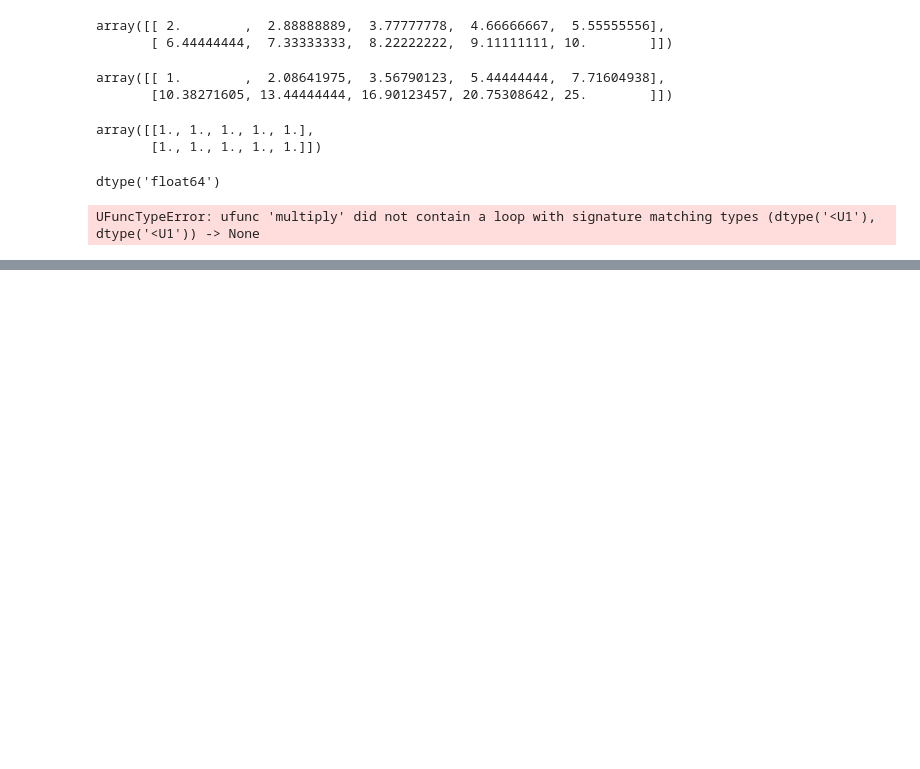
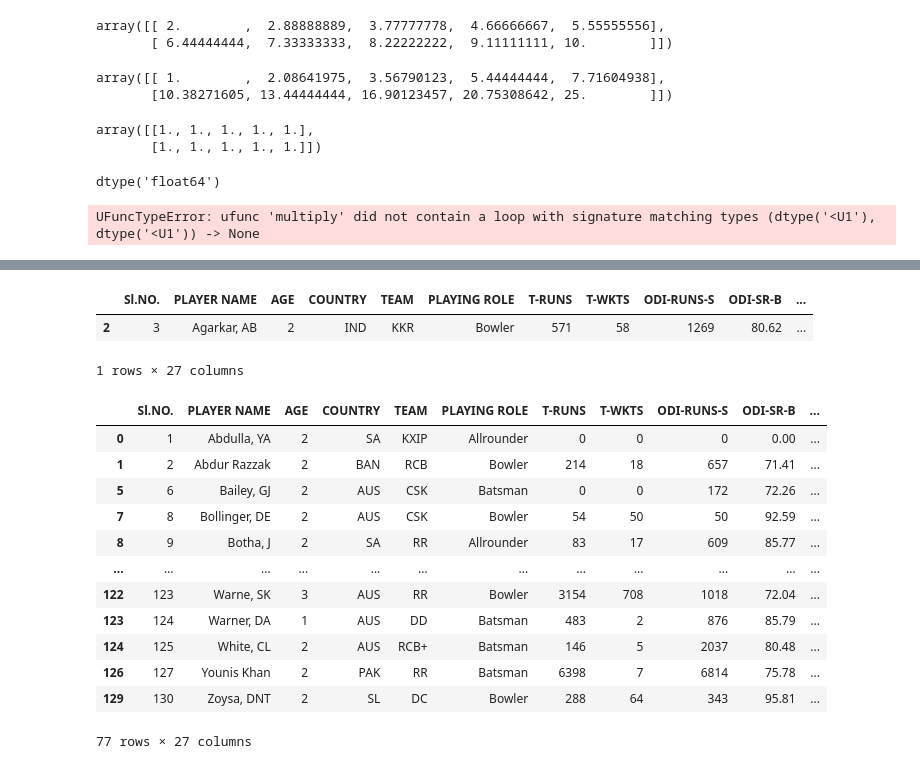
Before and after one commit to nachikethmurthy/Data-Science-Python-Sep-25, a Jupyter notebook: Module-2/Numpy Pandas Matplotlib.ipynb, the cells around one changed output, grey strips where cells are left out. Saved outputs shown, nothing was run; the diff lists cells and outputs as text; code cells hidden in the pictures; blank space fills up the shorter version.

```diff
--- a/Module-2/Numpy Pandas Matplotlib.ipynb
+++ b/Module-2/Numpy Pandas Matplotlib.ipynb
@@ -227,0 +791,22 @@ array([[65, 36, 19],
+# %%
+df[cond1 & cond2]
+# %% [output]
+|  | Sl.NO. | PLAYER NAME | AGE | COUNTRY | TEAM | PLAYING ROLE | T-RUNS | T-WKTS | ODI-RUNS-S | ODI-SR-B | ... |
+| 2 | 3 | Agarkar, AB | 2 | IND | KKR | Bowler | 571 | 58 | 1269 | 80.62 | ... |
+1 rows × 27 columns
+# %%
+df[~(df['COUNTRY'] == "IND")] # invert the selection
+# %% [output]
+|  | Sl.NO. | PLAYER NAME | AGE | COUNTRY | TEAM | PLAYING ROLE | T-RUNS | T-WKTS | ODI-RUNS-S | ODI-SR-B | ... |
+| 0 | 1 | Abdulla, YA | 2 | SA | KXIP | Allrounder | 0 | 0 | 0 | 0.00 | ... |
+| 1 | 2 | Abdur Razzak | 2 | BAN | RCB | Bowler | 214 | 18 | 657 | 71.41 | ... |
+| 5 | 6 | Bailey, GJ | 2 | AUS | CSK | Batsman | 0 | 0 | 172 | 72.26 | ... |
+| 7 | 8 | Bollinger, DE | 2 | AUS | CSK | Bowler | 54 | 50 | 50 | 92.59 | ... |
+| 8 | 9 | Botha, J | 2 | SA | RR | Allrounder | 83 | 17 | 609 | 85.77 | ... |
+| ... | ... | ... | ... | ... | ... | ... | ... | ... | ... | ... | ... |
+| 122 | 123 | Warne, SK | 3 | AUS | RR | Bowler | 3154 | 708 | 1018 | 72.04 | ... |
+| 123 | 124 | Warner, DA | 1 | AUS | DD | Batsman | 483 | 2 | 876 | 85.79 | ... |
+| 124 | 125 | White, CL | 2 | AUS | RCB+ | Batsman | 146 | 5 | 2037 | 80.48 | ... |
+| 126 | 127 | Younis Khan | 2 | PAK | RR | Batsman | 6398 | 7 | 6814 | 75.78 | ... |
+| 129 | 130 | Zoysa, DNT | 2 | SL | DC | Bowler | 288 | 64 | 343 | 95.81 | ... |
+77 rows × 27 columns
```
Also changed, not shown: parts of 108 cells of this notebook, 6 other files.
